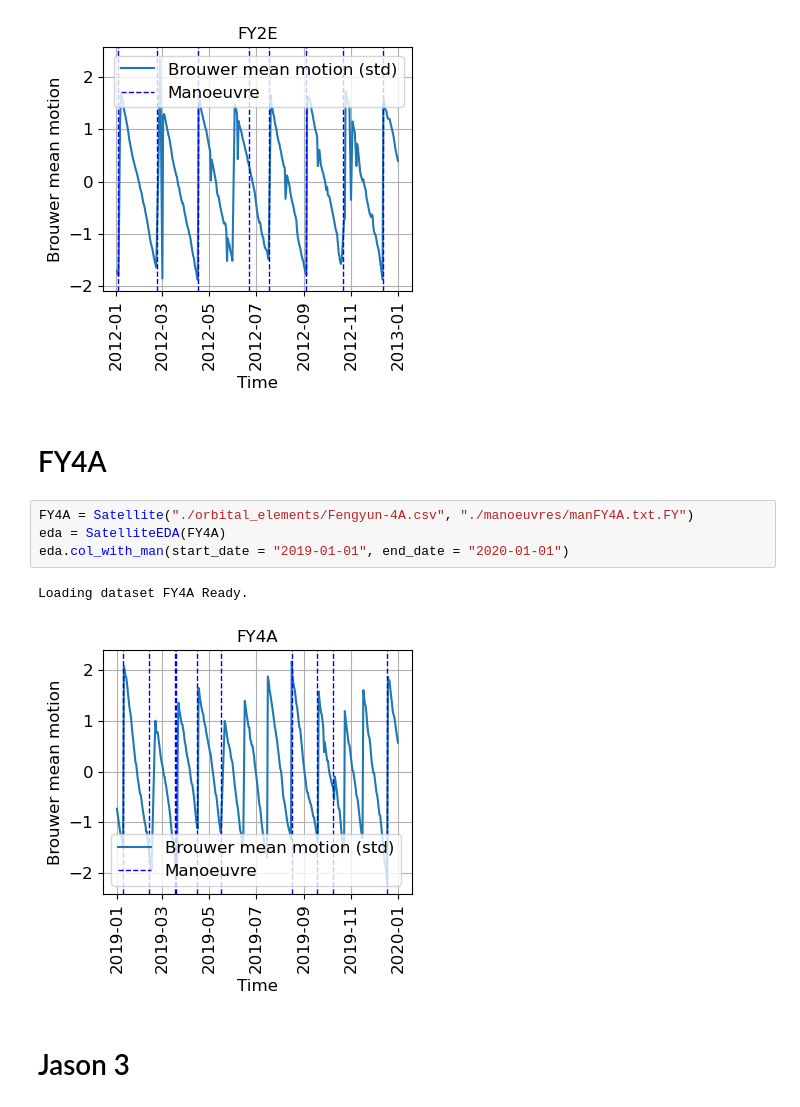
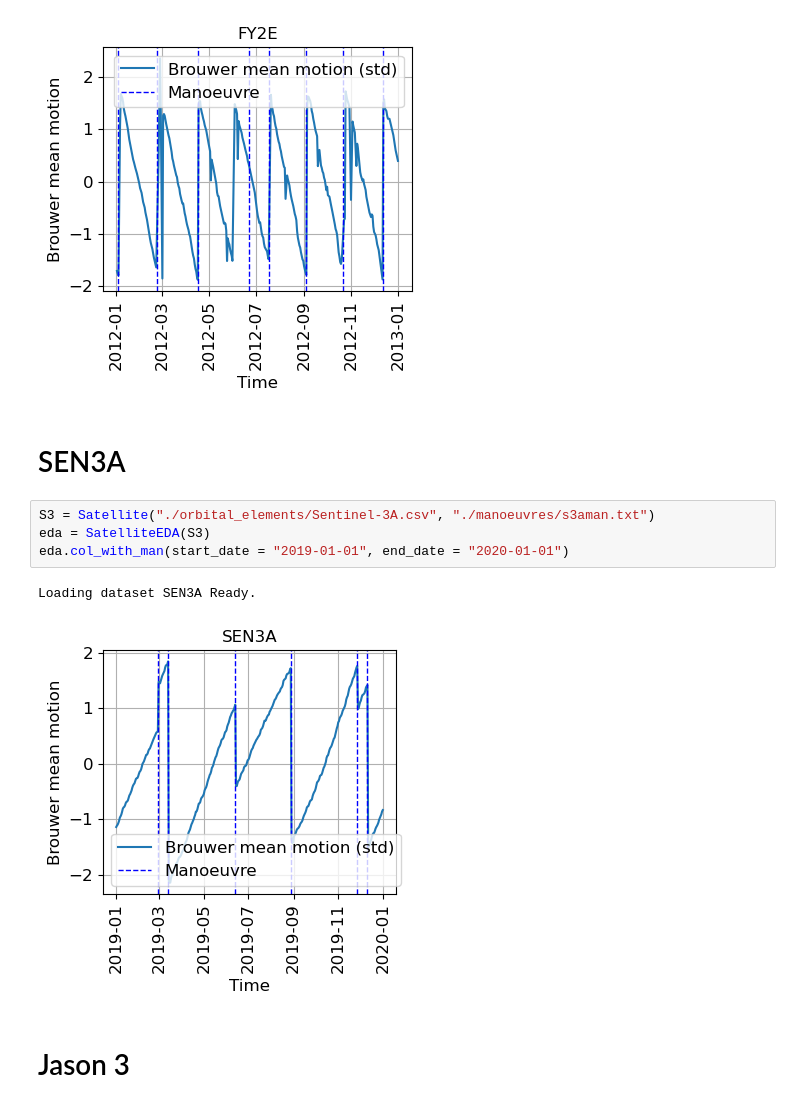
Before and after one commit to wh01019/Research_project, a Jupyter notebook: EDA.ipynb, the cells around one changed output. Saved outputs shown, nothing was run; the diff lists cells and outputs as text.

```diff
--- a/EDA.ipynb
+++ b/EDA.ipynb
@@ -152,14 +152,14 @@ Loading dataset FY2E Ready.
 [figure]
 [figure]
 # %% [markdown]
-# FY4A
+# SEN3A
 # %%
-FY4A = Satellite("./orbital_elements/Fengyun-4A.csv", "./manoeuvres/manFY4A.txt.FY")
-eda = SatelliteEDA(FY4A)
+S3 = Satellite("./orbital_elements/Sentinel-3A.csv", "./manoeuvres/s3aman.txt")
+eda = SatelliteEDA(S3)
 eda.col_with_man(start_date = "2019-01-01", end_date = "2020-01-01")
 # %% [output]
-Loading dataset FY4A Ready.
+Loading dataset SEN3A Ready.
-[figure, old version]
+[figure, new version]
 # %% [markdown]
 # Jason 3
 # %%
```
Also changed, not shown: parts of 2 cells of this notebook, 3 other files.
